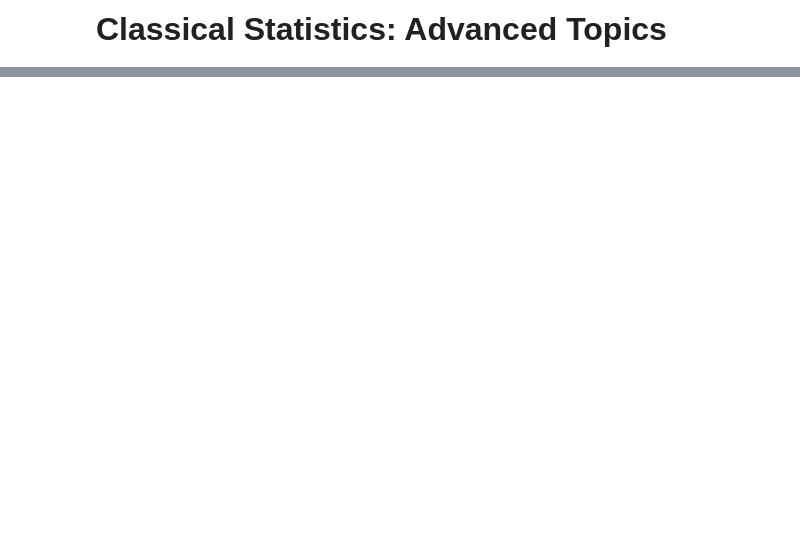
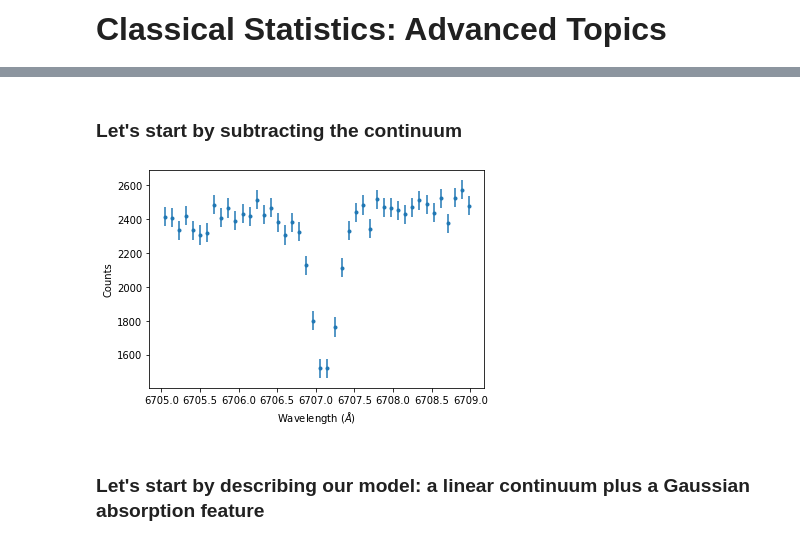
Before and after one commit to astrostatistics-in-crete/2023_summer_school, a Jupyter notebook: 03_Classical/Classical_2.ipynb, the cells around one changed output, grey strips where cells are left out. Drawn from its saved outputs; the diff is of its cells as text; code cells hidden in the pictures; blank space fills up the shorter version.

```diff
--- a/03_Classical/Classical_2.ipynb
+++ b/03_Classical/Classical_2.ipynb
@@ -53,0 +36,19 @@ Here goes a hint or the solution.
+# %% [markdown]
+### Let's start by subtracting the continuum
+# %%
+lithium_line = spectrum[spectrum['wavelength'] > 6705]
+lithium_line = lithium_line[lithium_line['wavelength'] < 6709]
+
+
+plt.errorbar(lithium_line['wavelength'], lithium_line['flux'],
+             yerr=lithium_line['flux_error'],
+             fmt='o', marker='.')
+
+plt.xlabel(r'Wavelength ($\AA$)')
+plt.ylabel('Counts')
+
+plt.show()
+# %% [output]
+[figure, added]
+# %% [markdown]
+### Let's start by describing our model: a linear continuum plus a Gaussian absorption feature
```
Also changed, not shown: parts of 37 cells of this notebook, 4 other files.
